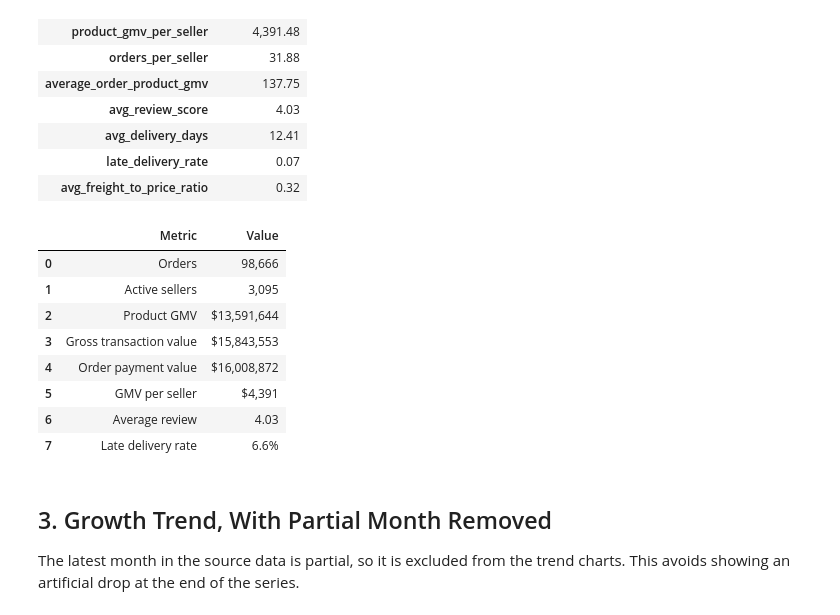
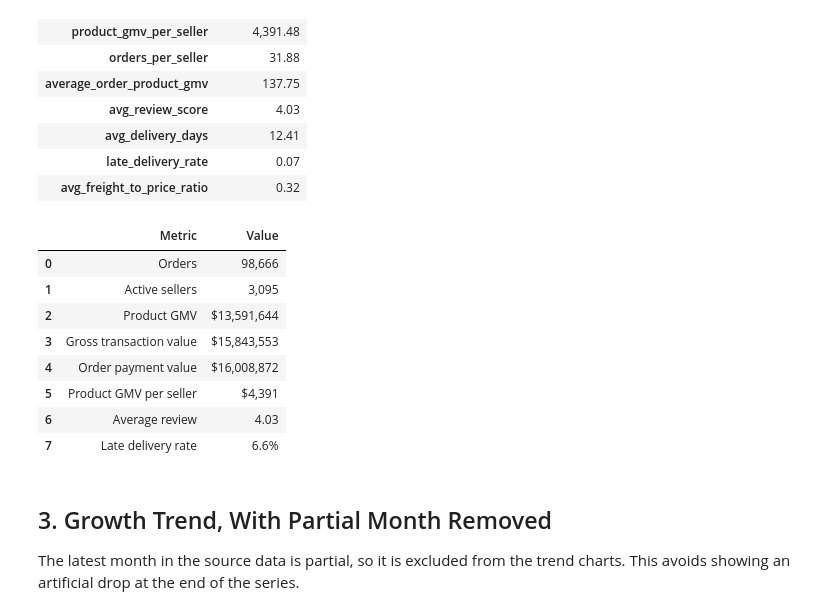
Before and after one commit to piloiv/module2-data-engineering-project, a Jupyter notebook: notebooks/olist_warehouse_analysis.ipynb, the cells around one changed output. Saved outputs shown, nothing was run; the diff lists cells and outputs as text; code cells hidden in the pictures.

```diff
--- a/notebooks/olist_warehouse_analysis.ipynb
+++ b/notebooks/olist_warehouse_analysis.ipynb
@@ -77,26 +77,26 @@ overview_t
 # %%
 row = overview.iloc[0]
 summary = pd.DataFrame({
     "Metric": [
         "Orders", "Active sellers", "Product GMV", "Gross transaction value",
-        "Order payment value", "GMV per seller", "Average review", "Late delivery rate"
+        "Order payment value", "Product GMV per seller", "Average review", "Late delivery rate"
     ],
     "Value": [
         f"{row.orders:,.0f}", f"{row.active_sellers:,.0f}", f"${row.product_gmv:,.0f}",
         f"${row.gross_transaction_value:,.0f}", f"${row.order_payment_value:,.0f}",
         f"${row.product_gmv_per_seller:,.0f}", f"{row.avg_review_score:.2f}",
         f"{row.late_delivery_rate:.1%}"
     ]
 })
 summary
 # %% [output]
 |  | Metric | Value |
 | 0 | Orders | 98,666 |
 | 1 | Active sellers | 3,095 |
 | 2 | Product GMV | $13,591,644 |
 | 3 | Gross transaction value | $15,843,553 |
 | 4 | Order payment value | $16,008,872 |
-| 5 | GMV per seller | $4,391 |
+| 5 | Product GMV per seller | $4,391 |
 | 6 | Average review | 4.03 |
 | 7 | Late delivery rate | 6.6% |
 # %% [markdown]
```
Also changed, not shown: parts of 4 cells of this notebook, 24 other files.
